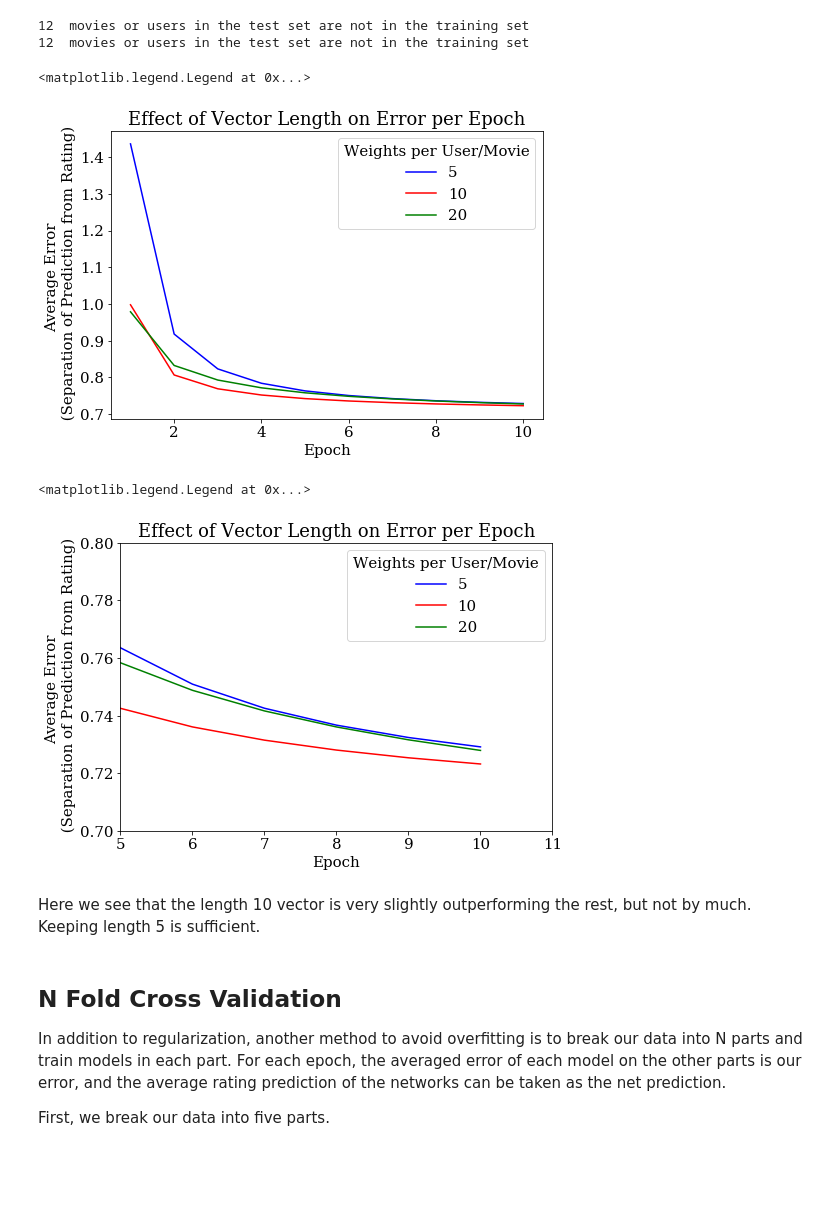
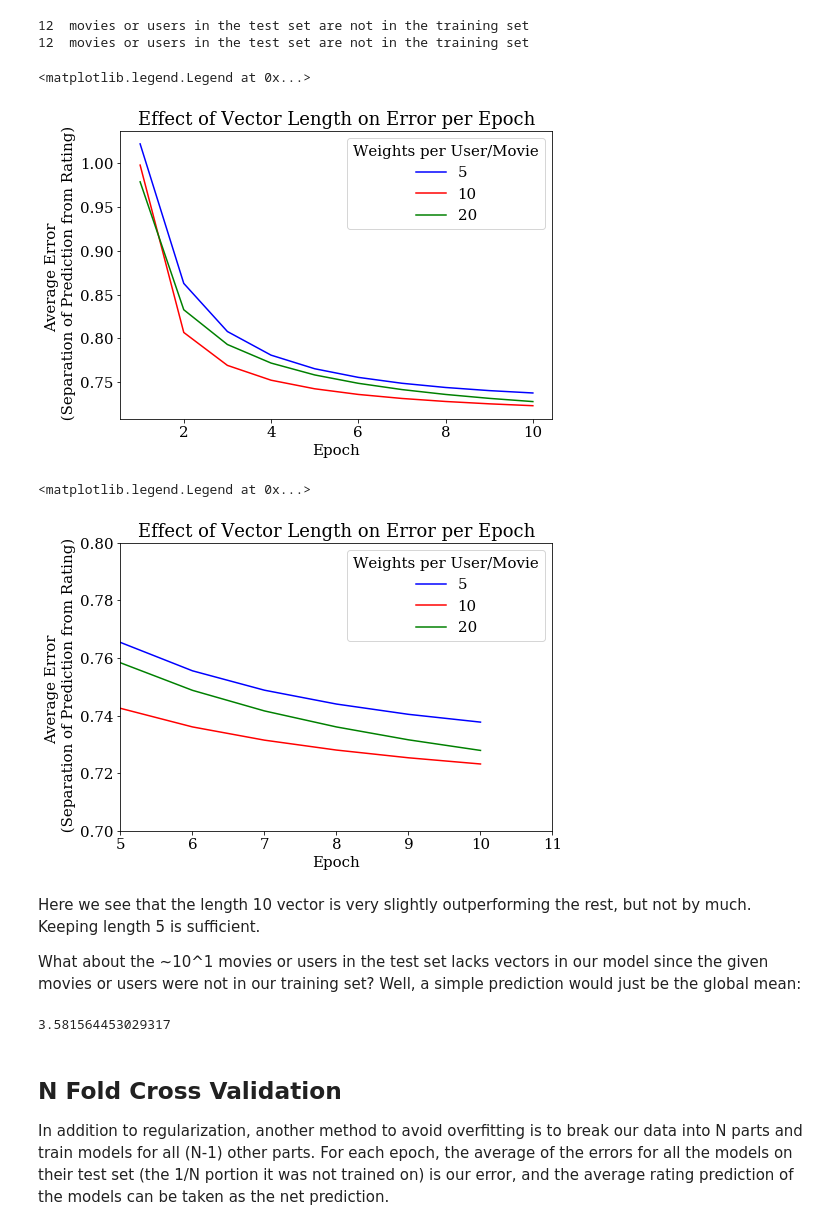
Before and after one commit to MengYao-astro/AIDM_1, a Jupyter notebook: Matrix_factorization .ipynb, the cells around one changed output. Saved outputs shown, nothing was run; the diff lists cells and outputs as text; code cells hidden in the pictures; blank space fills up the shorter version.

```diff
--- a/Matrix_factorization .ipynb
+++ b/Matrix_factorization .ipynb
@@ -108,7 +108,8 @@ def training(data, data_test, length, lrate, lamb, iterations):
 Now let us train a model with weight vectors of length 5 over 10 epochs.
 # %%
 weights, learning_rate, regularization, epochs = 5, 0.001, 0.01, 10
-users, user_weights, movies, movie_weights, avg_error = training(training_set, test_set, weights, learning_rate, regularization, epochs)
+users, user_weights, movies, movie_weights, avg_error = \
+training(training_set, test_set, weights, learning_rate, regularization, epochs)
 # %% [output]
 12  movies or users in the test set are not in the training set
 # %% [markdown]
@@ -156,22 +159,22 @@ usr20, usr_wt20, mv20, mv_wt20, err20 = training(training_set, test_set, weights
 # %%
 fig=plt.figure()
 ax=fig.add_axes([0,0,1,1])
-test5, = ax.plot(range(1, epochs+1), avg_error_train, color = 'blue', label = '5')
+test5, = ax.plot(range(1, epochs+1), avg_error, color = 'blue', label = '5')
 test10, = ax.plot(range(1, epochs+1), err_train10, color = 'red', label = '10')
 test20, = ax.plot(range(1, epochs+1), err_train20, color = 'green', label = '20')
 ax.set_title('Effect of Vector Length on Error per Epoch')
 ax.set_xlabel('Epoch')
 ax.set_ylabel('Average Error \n (Separation of Prediction from Rating)')
 plt.legend(handles=[test5, test10, test20], loc=1, title='Weights per User/Movie')
 # %% [output]
 <matplotlib.legend.Legend at 0x...>
-[figure, old version]
+[figure, new version]
 # %%
 fig=plt.figure()
 ax=fig.add_axes([0,0,1,1])
 ax.set_xlim(5,11)
 ax.set_ylim(0.7,0.8)
-test5, = ax.plot(range(1, epochs+1), avg_error_train, color = 'blue', label = '5')
+test5, = ax.plot(range(1, epochs+1), avg_error, color = 'blue', label = '5')
 test10, = ax.plot(range(1, epochs+1), err_train10, color = 'red', label = '10')
 test20, = ax.plot(range(1, epochs+1), err_train20, color = 'green', label = '20')
 ax.set_title('Effect of Vector Length on Error per Epoch')
@@ -180,11 +183,15 @@ ax.set_ylabel('Average Error \n (Separation of Prediction from Rating)')
 plt.legend(handles=[test5, test10, test20], loc=1, title='Weights per User/Movie')
 # %% [output]
 <matplotlib.legend.Legend at 0x...>
-[figure, old version]
+[figure, new version]
 # %% [markdown]
 Here we see that the length 10 vector is very slightly outperforming the rest, but not by much. Keeping length 5 is sufficient.
+
+What about the ~10^1 movies or users in the test set lacks vectors in our model since the given movies or users were not in our training set? Well, a simple prediction would just be the global mean:
+# %%
+np.mean(data_origin[:,2])
+# %% [output]
+3.581564453029317
 # %% [markdown]
 ## N Fold Cross Validation
-In addition to regularization, another method to avoid overfitting is to break our data into N parts and train models in each part. For each epoch, the averaged error of each model on the other parts is our error, and the average rating prediction of the networks can be taken as the net prediction.
-
-First, we break our data into five parts.
+In addition to regularization, another method to avoid overfitting is to break our data into N parts and train models for all (N-1) other parts. For each epoch, the average of the errors for all the models on their test set (the 1/N portion it was not trained on) is our error, and the average rating prediction of the models can be taken as the net prediction.
```
Also changed, not shown: parts of 10 cells of this notebook.
